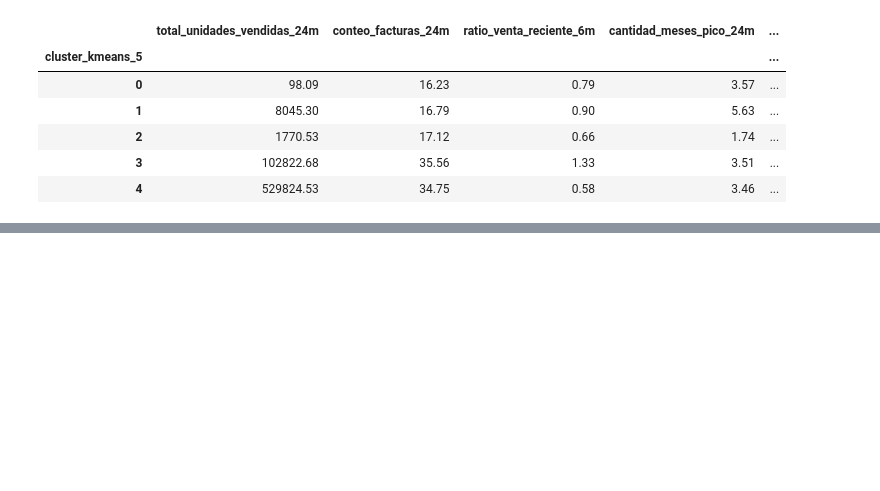
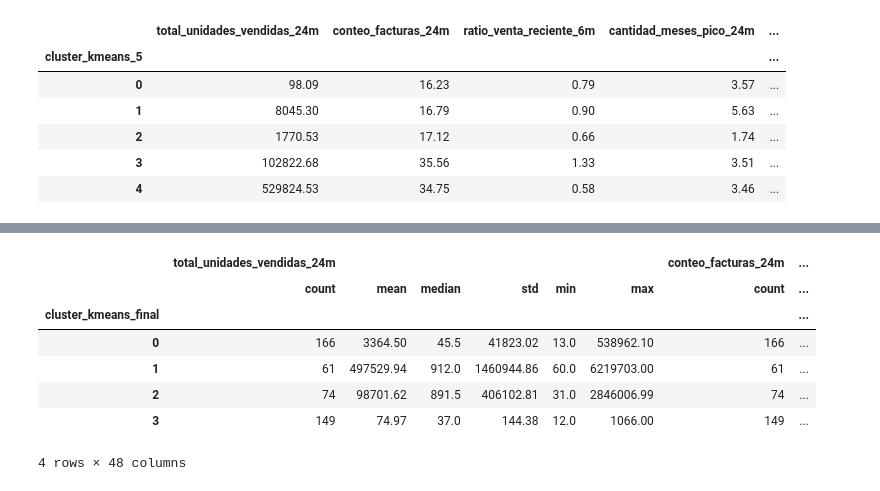
Before and after one commit to choppeb7/Tesis-Master-AI, a Jupyter notebook: 4_cluterizacion_articulos.ipynb, the cells around one changed output, grey strips where cells are left out. Saved outputs shown, nothing was run; the diff lists cells and outputs as text; code cells hidden in the pictures; blank space fills up the shorter version.

```diff
--- a/4_cluterizacion_articulos.ipynb
+++ b/4_cluterizacion_articulos.ipynb
@@ -1061,0 +1078,23 @@ PERFIL PROMEDIO DE CLUSTERS PARA k = 5
+# %%
+# ============================================================
+# 1. Entrenamiento final de K-Means con k = 4
+# ============================================================
+# Se utiliza la matriz X_scaled_final, que ya contiene:
+# - winsorizado robusto
+# - transformaciones según distribución
+# - escalamiento robusto
+# ============================================================
+
+from sklearn.cluster import KMeans
+
+k_final = 4
+
+modelo_kmeans_final = KMeans(
+    n_clusters=k_final,
+    random_state=42,
+    n_init=10
+)
+
+df_cluster["cluster_kmeans_final"] = modelo_kmeans_final.fit_predict(X_scaled)
+
+round(df_cluster["cluster_kmeans_final"].value_counts(normalize=True)*100,1)
@@ -1061,0 +1170,20 @@ PERFIL PROMEDIO DE CLUSTERS PARA k = 5
+# %%
+# ============================================================
+# 5. Fotografía matemática completa por cluster
+# ============================================================
+# Esta tabla muestra count, mean, median, std, min y max por variable.
+# Sirve para entender la dispersión interna de cada grupo.
+# ============================================================
+
+fotografia_clusters= (df_cluster.groupby("cluster_kmeans_final")[variables_cluster_final]
+                                                                 .agg(["count", "mean", "median", "std", "min", "max"]).round(2))
+display(fotografia_clusters)
+# %% [output]
+|  | total_unidades_vendidas_24m |  |  |  |  |  | conteo_facturas_24m | ... |
+|  | count | mean | median | std | min | max | count | ... |
+| cluster_kmeans_final |  |  |  |  |  |  |  | ... |
+| 0 | 166 | 3364.50 | 45.5 | 41823.02 | 13.0 | 538962.10 | 166 | ... |
+| 1 | 61 | 497529.94 | 912.0 | 1460944.86 | 60.0 | 6219703.00 | 61 | ... |
+| 2 | 74 | 98701.62 | 891.5 | 406102.81 | 31.0 | 2846006.99 | 74 | ... |
+| 3 | 149 | 74.97 | 37.0 | 144.38 | 12.0 | 1066.00 | 149 | ... |
+4 rows × 48 columns
```
Also changed, not shown: parts of 10 cells of this notebook.
